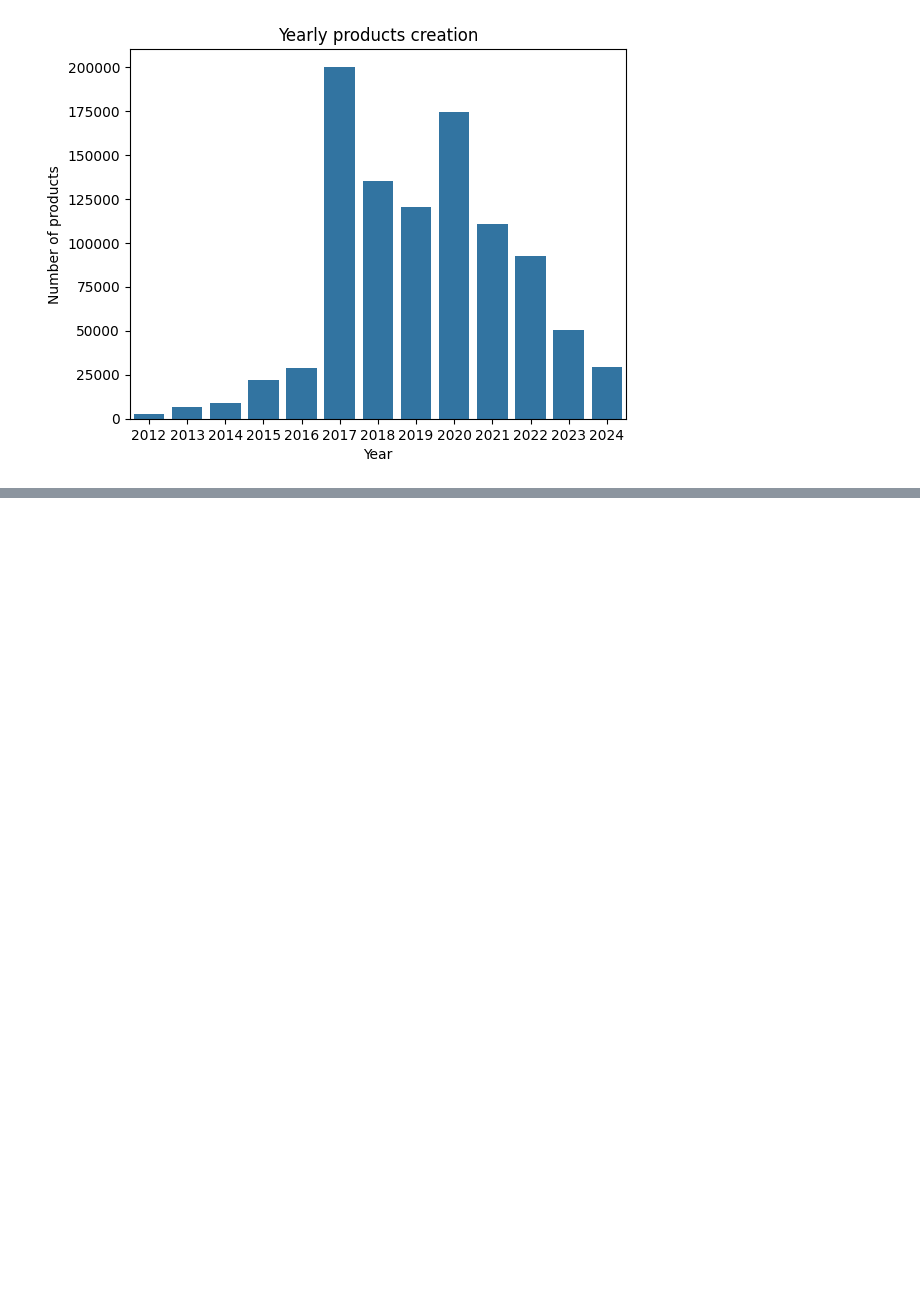
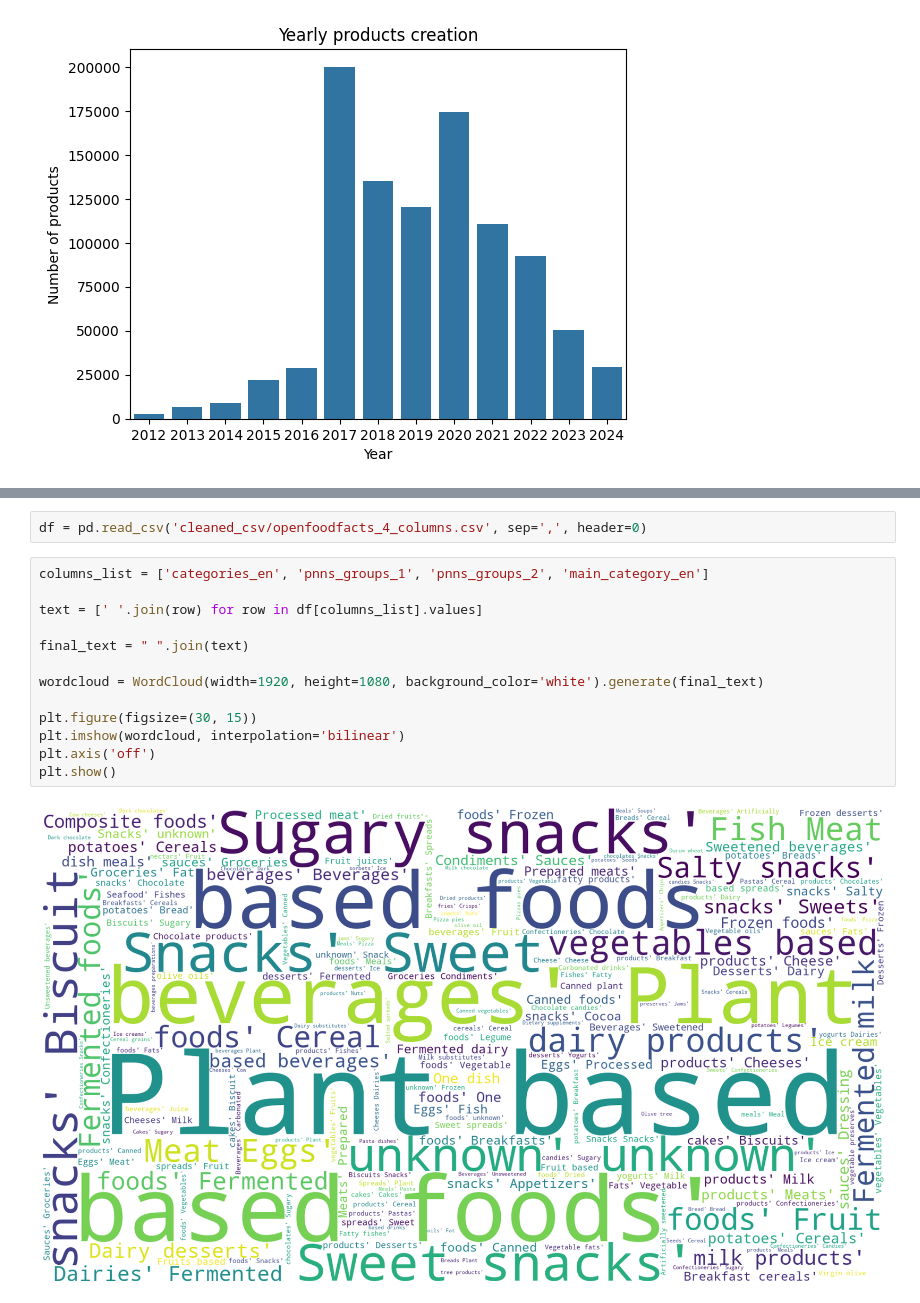
Before and after one commit to simbouch/nutriscore_prediction_app, a Jupyter notebook: Data/viz_data.ipynb, the cells around one changed output, grey strips where cells are left out. Saved outputs shown, nothing was run; the diff lists cells and outputs as text; blank space fills up the shorter version.

```diff
--- a/Data/viz_data.ipynb
+++ b/Data/viz_data.ipynb
@@ -40,0 +47,17 @@ plt.show()
+# %%
+df = pd.read_csv('cleaned_csv/openfoodfacts_4_columns.csv', sep=',', header=0)
+# %%
+columns_list = ['categories_en', 'pnns_groups_1', 'pnns_groups_2', 'main_category_en']
+
+text = [' '.join(row) for row in df[columns_list].values]
+
+final_text = " ".join(text)
+
+wordcloud = WordCloud(width=1920, height=1080, background_color='white').generate(final_text)
+
+plt.figure(figsize=(30, 15))
+plt.imshow(wordcloud, interpolation='bilinear')
+plt.axis('off')
+plt.show()
+# %% [output]
+[figure, added]
```
Also changed, not shown: parts of 15 cells of this notebook, 1 other file.
